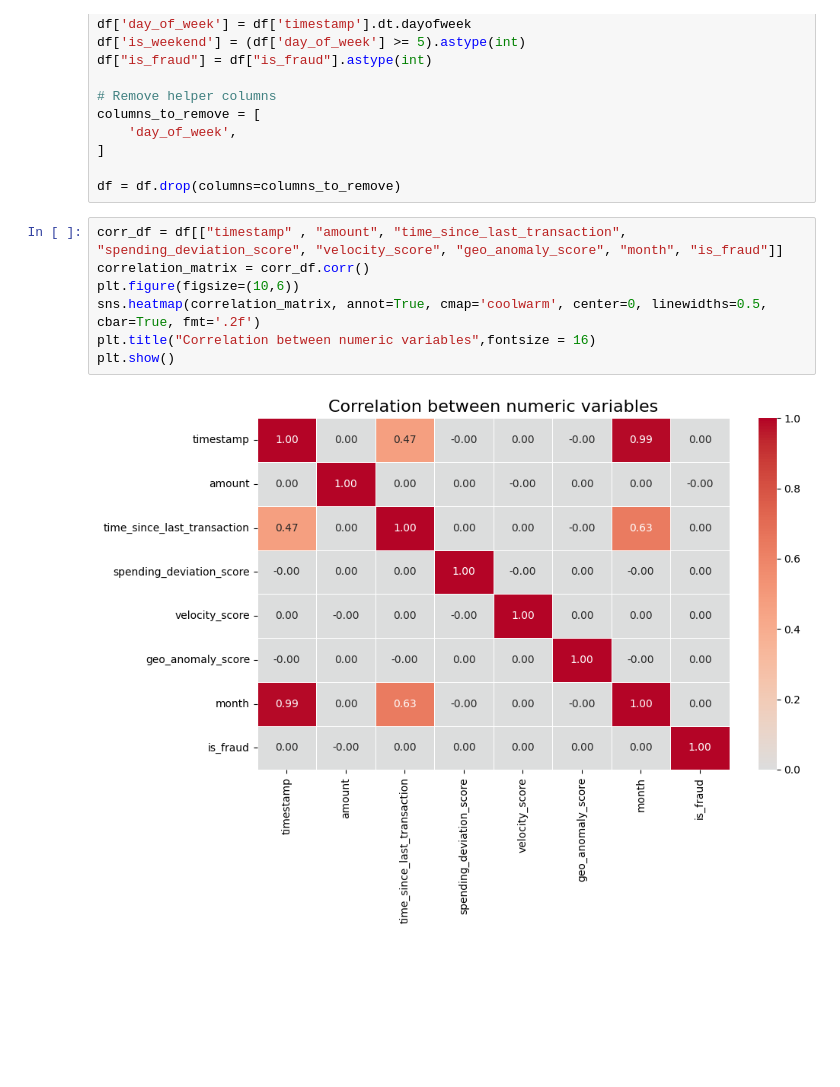
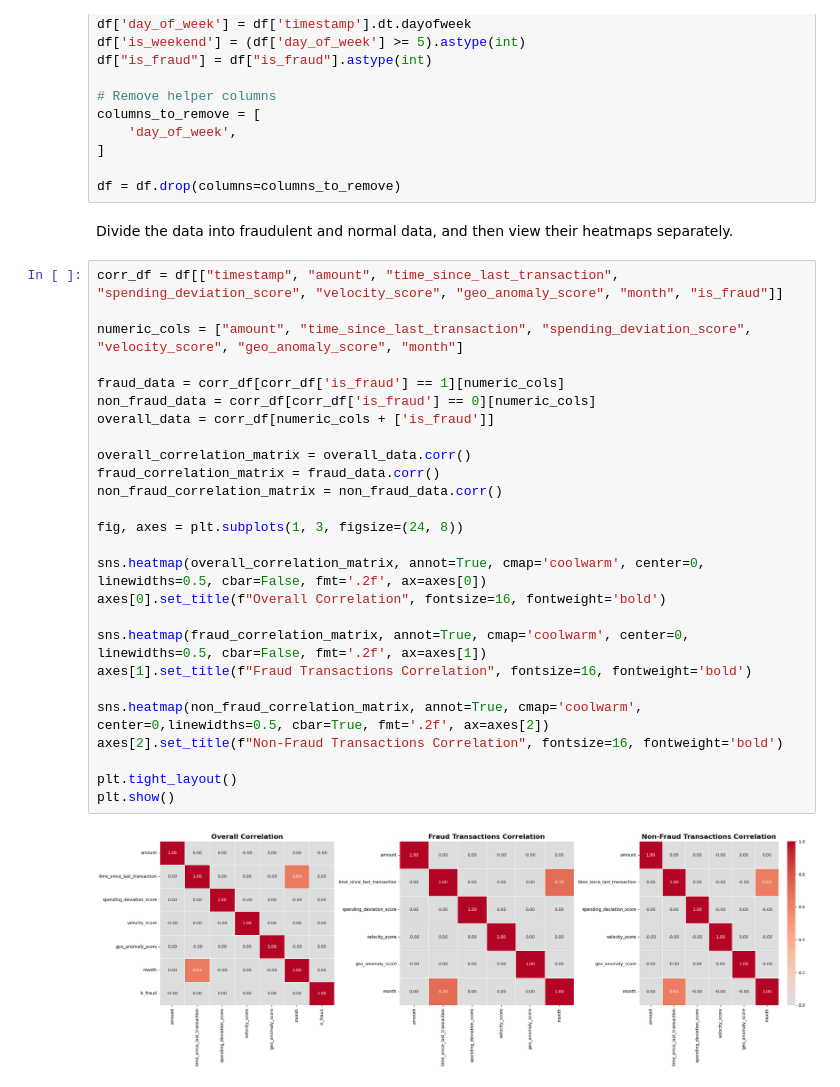
Before and after one commit to Jiajun-Liu-1159501/COMP647-1159501, a Jupyter notebook: data_processing.ipynb, the cells around one changed output. Cells and saved outputs as stored; diff of their text form; blank space fills up the shorter version.

```diff
--- a/data_processing.ipynb
+++ b/data_processing.ipynb
@@ -287,12 +287,33 @@ columns_to_remove = [
 ]
 
 df = df.drop(columns=columns_to_remove)
+# %% [markdown]
+Divide the data into fraudulent and normal data, and then view their heatmaps separately.
 # %%
-corr_df = df[["timestamp" , "amount", "time_since_last_transaction", "spending_deviation_score", "velocity_score", "geo_anomaly_score", "month", "is_fraud"]]
-correlation_matrix = corr_df.corr()
-plt.figure(figsize=(10,6))
-sns.heatmap(correlation_matrix, annot=True, cmap='coolwarm', center=0, linewidths=0.5, cbar=True, fmt='.2f')
-plt.title("Correlation between numeric variables",fontsize = 16)
+corr_df = df[["timestamp", "amount", "time_since_last_transaction", "spending_deviation_score", "velocity_score", "geo_anomaly_score", "month", "is_fraud"]]
+
+numeric_cols = ["amount", "time_since_last_transaction", "spending_deviation_score", "velocity_score", "geo_anomaly_score", "month"]
+
+fraud_data = corr_df[corr_df['is_fraud'] == 1][numeric_cols]
+non_fraud_data = corr_df[corr_df['is_fraud'] == 0][numeric_cols]
+overall_data = corr_df[numeric_cols + ['is_fraud']]
+
+overall_correlation_matrix = overall_data.corr()
+fraud_correlation_matrix = fraud_data.corr()
+non_fraud_correlation_matrix = non_fraud_data.corr()
+
+fig, axes = plt.subplots(1, 3, figsize=(24, 8))
+
+sns.heatmap(overall_correlation_matrix, annot=True, cmap='coolwarm', center=0, linewidths=0.5, cbar=False, fmt='.2f', ax=axes[0])
+axes[0].set_title(f"Overall Correlation", fontsize=16, fontweight='bold')
+
+sns.heatmap(fraud_correlation_matrix, annot=True, cmap='coolwarm', center=0, linewidths=0.5, cbar=False, fmt='.2f', ax=axes[1])
+axes[1].set_title(f"Fraud Transactions Correlation", fontsize=16, fontweight='bold')
+
+sns.heatmap(non_fraud_correlation_matrix, annot=True, cmap='coolwarm', center=0,linewidths=0.5, cbar=True, fmt='.2f', ax=axes[2])
+axes[2].set_title(f"Non-Fraud Transactions Correlation", fontsize=16, fontweight='bold')
+
+plt.tight_layout()
 plt.show()
 # %% [output]
-[figure, old version]
+[figure, new version]
```
Also changed, not shown: parts of 3 cells of this notebook.
